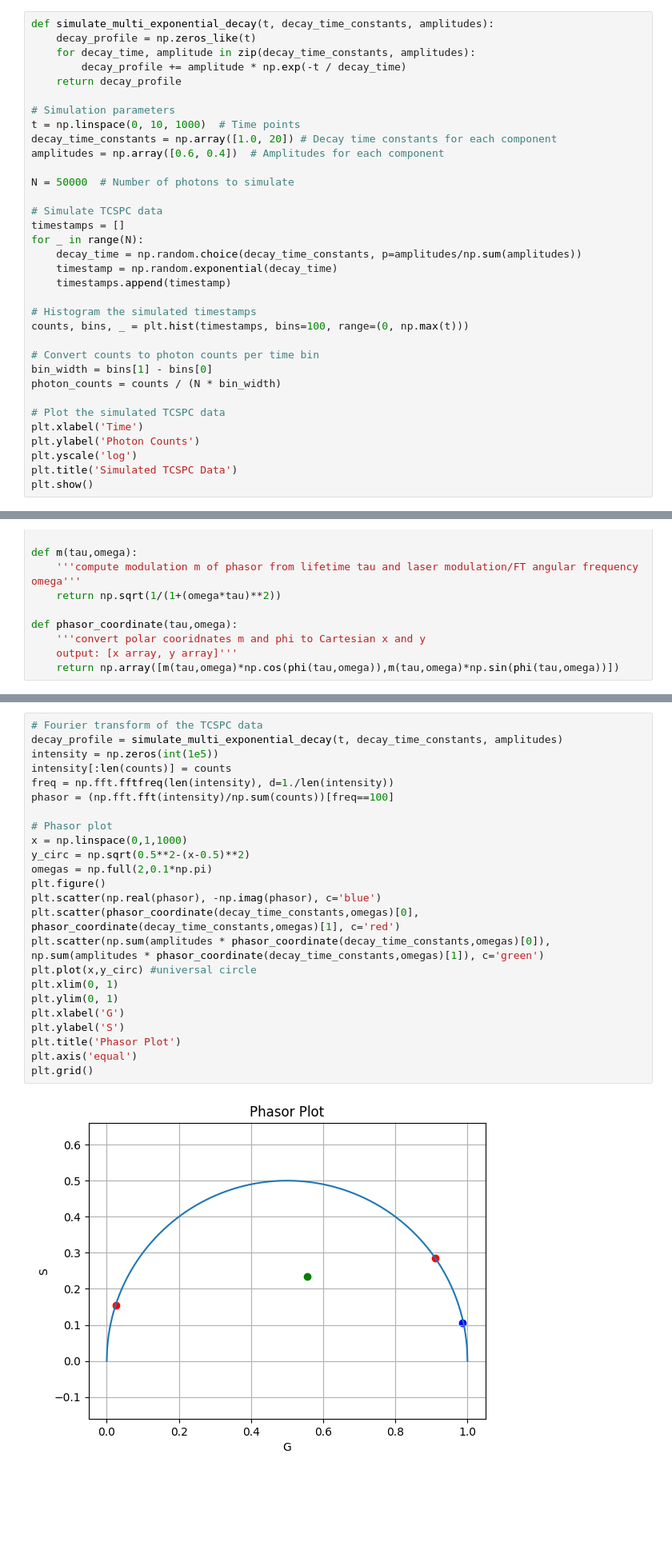
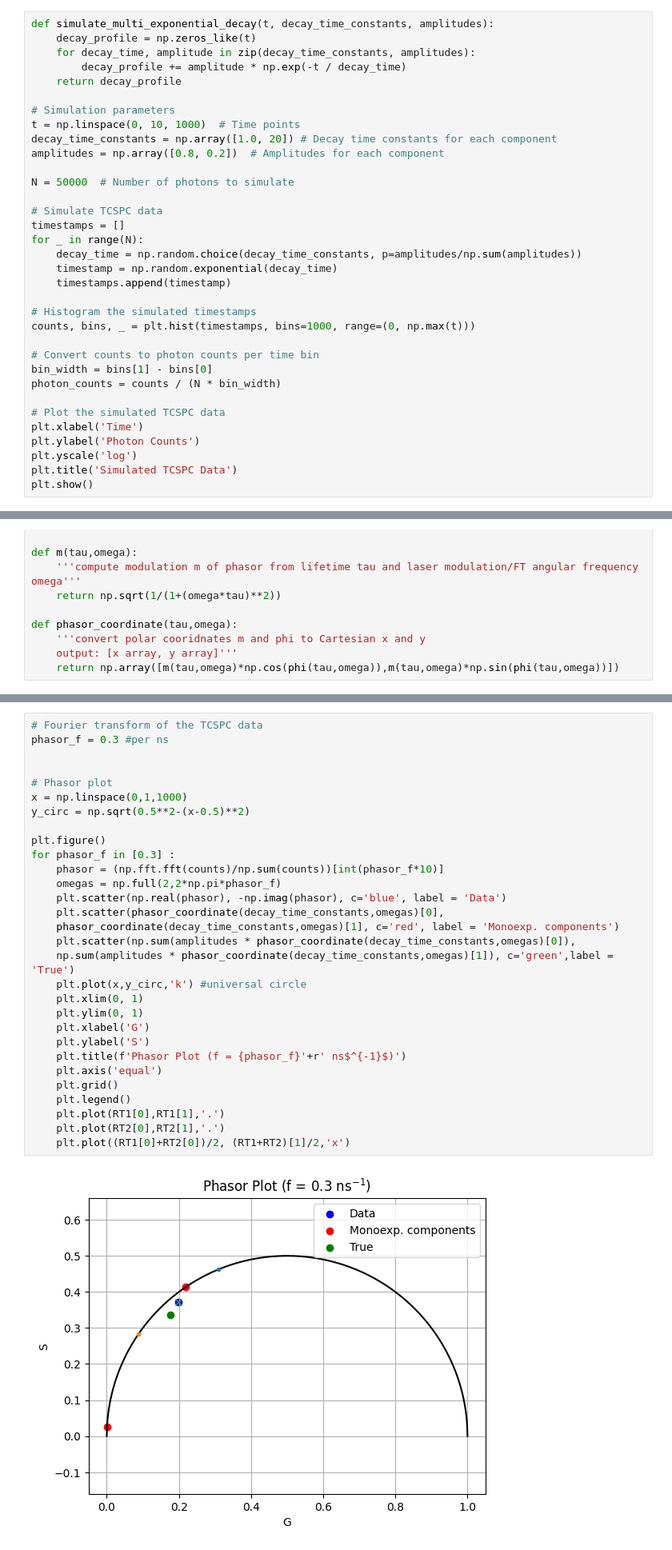
Before and after one commit to ngcnpeter/Y3_Group_Project_2B, a Jupyter notebook: TCSPC-simulation/2Bsimulation.ipynb, the cells around one changed output, grey strips where cells are left out. Shown at 80% size. Drawn from its saved outputs; the diff is of its cells as text; blank space fills up the shorter version.

```diff
--- a/TCSPC-simulation/2Bsimulation.ipynb
+++ b/TCSPC-simulation/2Bsimulation.ipynb
@@ -193,7 +193,7 @@ def simulate_multi_exponential_decay(t, decay_time_constants, amplitudes):
 # Simulation parameters
 t = np.linspace(0, 10, 1000)  # Time points
 decay_time_constants = np.array([1.0, 20]) # Decay time constants for each component
-amplitudes = np.array([0.6, 0.4])  # Amplitudes for each component
+amplitudes = np.array([0.8, 0.2])  # Amplitudes for each component
 
 N = 50000  # Number of photons to simulate
 
@@ -205,7 +205,7 @@ for _ in range(N):
     timestamps.append(timestamp)
 
 # Histogram the simulated timestamps
-counts, bins, _ = plt.hist(timestamps, bins=100, range=(0, np.max(t)))
+counts, bins, _ = plt.hist(timestamps, bins=1000, range=(0, np.max(t)))
 
 # Convert counts to photon counts per time bin
 bin_width = bins[1] - bins[0]
@@ -263,28 +261,32 @@ np.max(freq)
 # %%
 # Fourier transform of the TCSPC data
-decay_profile = simulate_multi_exponential_decay(t, decay_time_constants, amplitudes)
-intensity = np.zeros(int(1e5))
-intensity[:len(counts)] = counts
-freq = np.fft.fftfreq(len(intensity), d=1./len(intensity))
-phasor = (np.fft.fft(intensity)/np.sum(counts))[freq==100]
+phasor_f = 0.3 #per ns
+
 
 # Phasor plot
 x = np.linspace(0,1,1000)
 y_circ = np.sqrt(0.5**2-(x-0.5)**2)
-omegas = np.full(2,0.1*np.pi)
+
 plt.figure()
-plt.scatter(np.real(phasor), -np.imag(phasor), c='blue')
-plt.scatter(phasor_coordinate(decay_time_constants,omegas)[0],
-phasor_coordinate(decay_time_constants,omegas)[1], c='red')
-plt.scatter(np.sum(amplitudes * phasor_coordinate(decay_time_constants,omegas)[0]),
-np.sum(amplitudes * phasor_coordinate(decay_time_constants,omegas)[1]), c='green')
-plt.plot(x,y_circ) #universal circle
-plt.xlim(0, 1)
-plt.ylim(0, 1)
-plt.xlabel('G')
-plt.ylabel('S')
-plt.title('Phasor Plot')
-plt.axis('equal')
-plt.grid()
+for phasor_f in [0.3] :
+    phasor = (np.fft.fft(counts)/np.sum(counts))[int(phasor_f*10)]
+    omegas = np.full(2,2*np.pi*phasor_f)
+    plt.scatter(np.real(phasor), -np.imag(phasor), c='blue', label = 'Data')
+    plt.scatter(phasor_coordinate(decay_time_constants,omegas)[0],
+    phasor_coordinate(decay_time_constants,omegas)[1], c='red', label = 'Monoexp. components')
+    plt.scatter(np.sum(amplitudes * phasor_coordinate(decay_time_constants,omegas)[0]),
+    np.sum(amplitudes * phasor_coordinate(decay_time_constants,omegas)[1]), c='green',label = 'True')
+    plt.plot(x,y_circ,'k') #universal circle
+    plt.xlim(0, 1)
+    plt.ylim(0, 1)
+    plt.xlabel('G')
+    plt.ylabel('S')
+    plt.title(f'Phasor Plot (f = {phasor_f}'+r' ns$^{-1}$)')
+    plt.axis('equal')
+    plt.grid()
+    plt.legend()
+    plt.plot(RT1[0],RT1[1],'.')
+    plt.plot(RT2[0],RT2[1],'.')
+    plt.plot((RT1[0]+RT2[0])/2, (RT1+RT2)[1]/2,'x')
 # %% [output]
-[figure, old version]
+[figure, new version]
```
Also changed, not shown: parts of 13 cells of this notebook, 1 other file.
